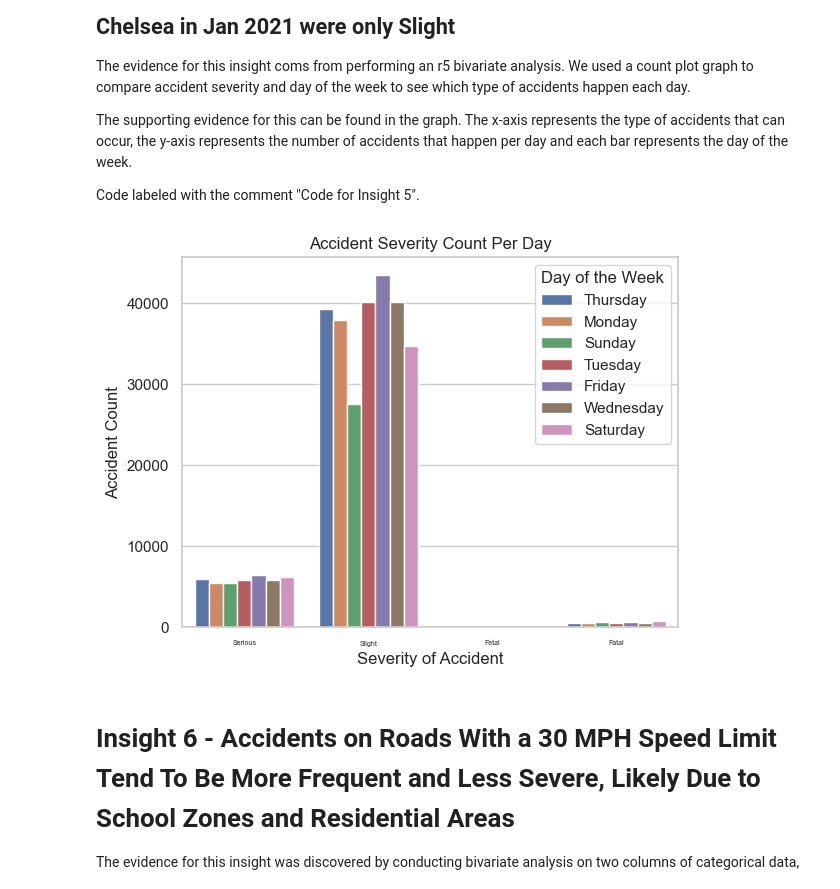
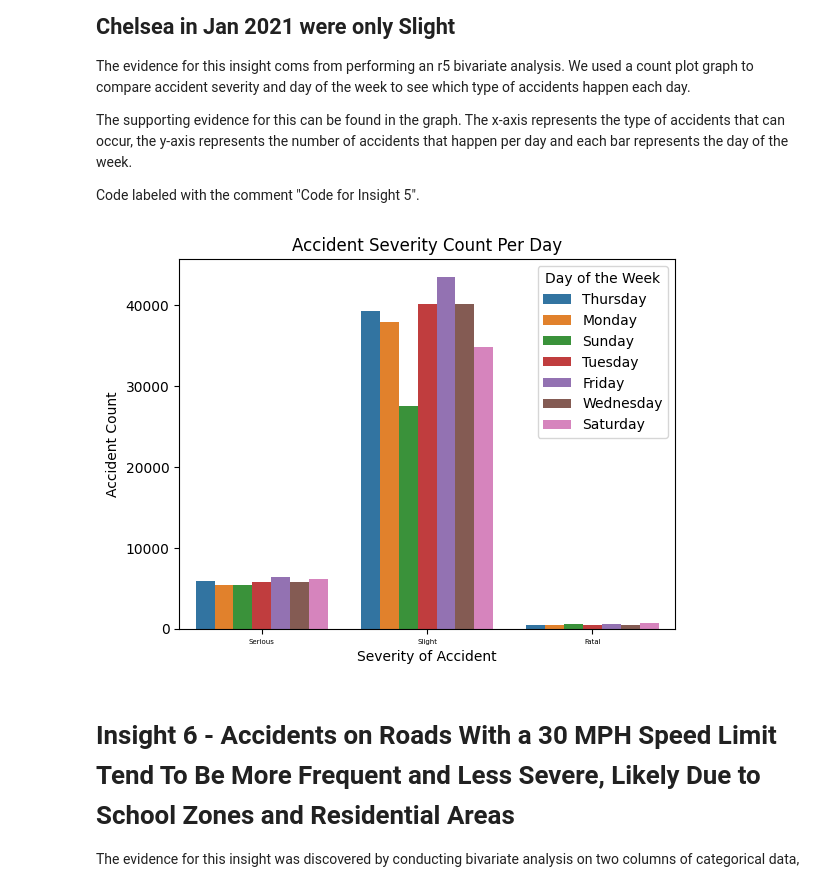
Before and after one commit to jutinwang/A1---CSI4142---GR48, a Jupyter notebook: G48-A1.ipynb, the cells around one changed output. Saved outputs shown, nothing was run; the diff lists cells and outputs as text; code cells hidden in the pictures.

```diff
--- a/G48-A1.ipynb
+++ b/G48-A1.ipynb
@@ -478,2 +484,18 @@ Passing `palette` without assigning `hue` is deprecated and will be removed in v
 # %%
-# TBD
+# Code for Insight 4
+
+# Creating a countplot
+trafficSet['Road_Surface_Conditions_group'] = trafficSet['Road_Surface_Conditions'].replace({
+    "Dry": 'Dry',
+    "Wet or damp": 'Not Dry',
+    "Frost or ice": 'Not Dry',
+    "Snow": 'Not Dry',
+    "Flood over 3cm. deep": 'Not Dry',
+    })
+
+plt.title("Accident Count in Areas in Different Light Conditions")
+plt.xlabel("Area Type")
+plt.ylabel("Accident Count")
+plt.legend(title="Light Conditions")
+
+sns.countplot(data=trafficSet, x="Urban_or_Rural_Area", hue="Road_Surface_Conditions_group")
@@ -488,17 +514,19 @@ Code labeled with the comment "Code for Insight 5".
 # %%
 # Code for Insight 5
 
 # Creating a countplot
-sns.countplot(data=trafficSet, x="Accident_Severity", hue="Day_of_Week")
+trafficSet['Accident_Severity_Grouped'] = trafficSet['Accident_Severity'].replace({'Fetal': 'Fatal', 'Fatal': 'Fatal'})
+
+sns.countplot(data=trafficSet, x="Accident_Severity_Grouped", hue="Day_of_Week")
 
 plt.title("Accident Severity Count Per Day")
 plt.xlabel("Severity of Accident")
 plt.ylabel("Accident Count")
 plt.legend(title="Day of the Week")
 plt.xticks(fontsize=5)
 plt.show()
 # %% [output]
-[figure, old version]
+[figure, new version]
 # %% [markdown]
 # Insight 6 - Accidents on Roads With a 30 MPH Speed Limit Tend To Be More Frequent and Less Severe, Likely Due to School Zones and Residential Areas
 
```
Also changed, not shown: parts of 4 cells of this notebook.
